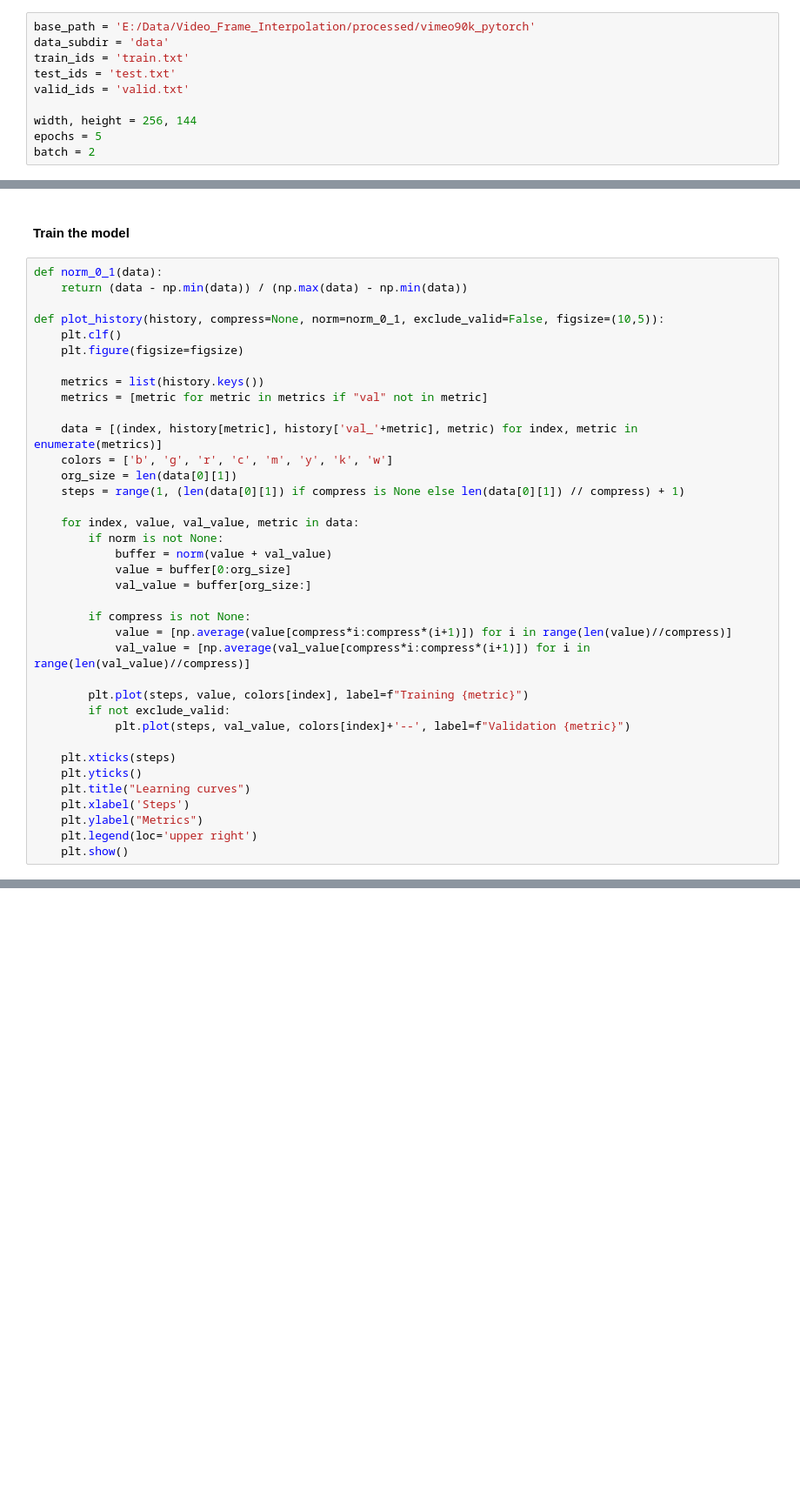
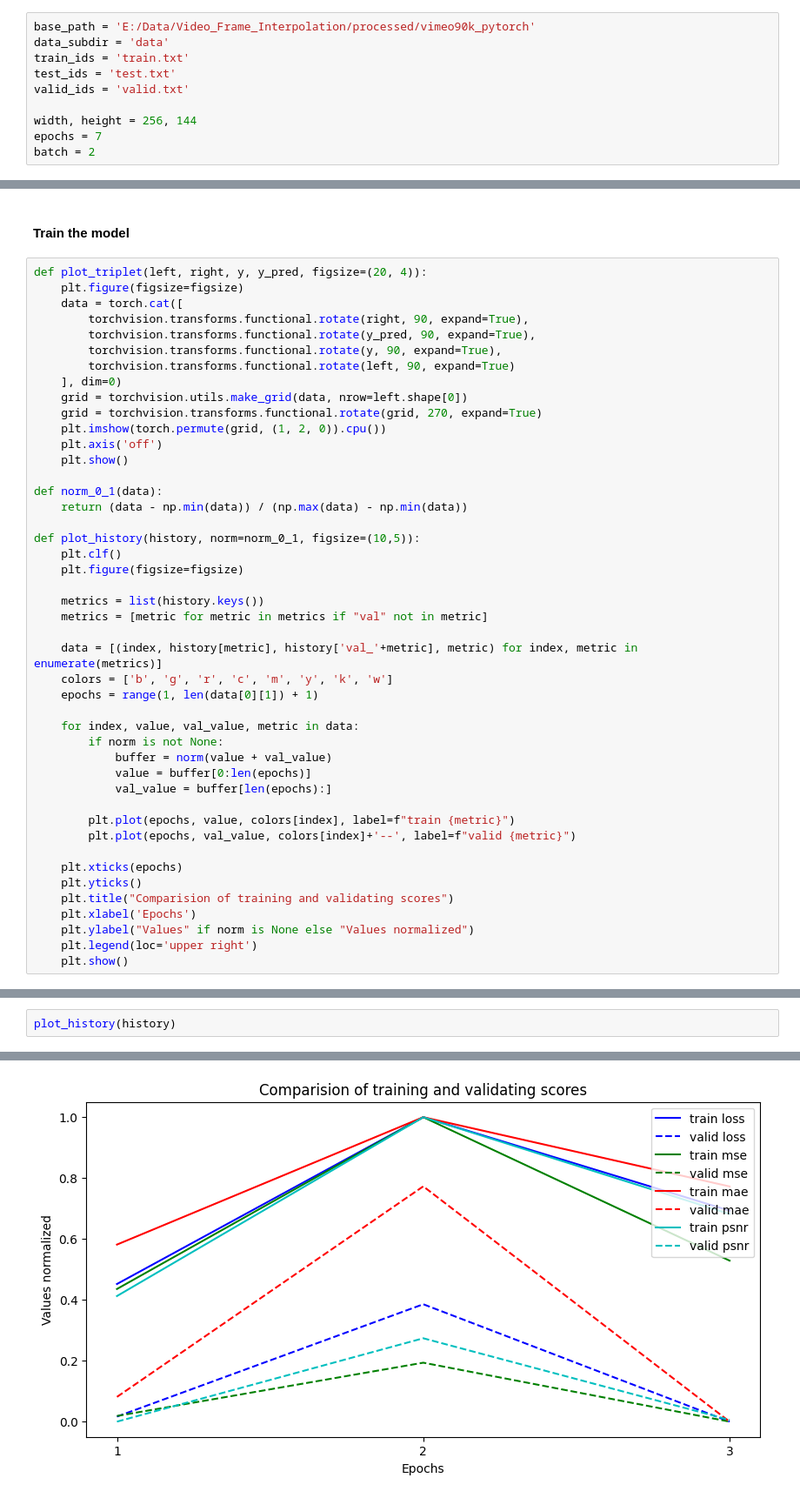
Before and after one commit to kbarszczak/Frame_booster, a Jupyter notebook: proof_of_concept/model_v5_pytorch.ipynb, the cells around one changed output, grey strips where cells are left out. Shown at 87% size. Drawn from its saved outputs; the diff is of its cells as text; blank space fills up the shorter version.

Commit message:
Added data processing for pytorch. Finished training loop

```diff
--- a/proof_of_concept/model_v5_pytorch.ipynb
+++ b/proof_of_concept/model_v5_pytorch.ipynb
@@ -27,7 +27,7 @@ test_ids = 'test.txt'
 valid_ids = 'valid.txt'
 
 width, height = 256, 144
-epochs = 5
+epochs = 7
 batch = 2
 # %% [markdown]
 #### Setup device
@@ -481,10 +484,24 @@ Estimated Total Size (MB): 3298.98
 # %% [markdown]
 #### Train the model
 # %%
+def plot_triplet(left, right, y, y_pred, figsize=(20, 4)):
+    plt.figure(figsize=figsize)
+    data = torch.cat([
+        torchvision.transforms.functional.rotate(right, 90, expand=True),
+        torchvision.transforms.functional.rotate(y_pred, 90, expand=True),
+        torchvision.transforms.functional.rotate(y, 90, expand=True),
+        torchvision.transforms.functional.rotate(left, 90, expand=True)
+    ], dim=0)
+    grid = torchvision.utils.make_grid(data, nrow=left.shape[0])
+    grid = torchvision.transforms.functional.rotate(grid, 270, expand=True)
+    plt.imshow(torch.permute(grid, (1, 2, 0)).cpu())
+    plt.axis('off')
+    plt.show()
+
 def norm_0_1(data):
     return (data - np.min(data)) / (np.max(data) - np.min(data))
 
-def plot_history(history, compress=None, norm=norm_0_1, exclude_valid=False, figsize=(10,5)):
+def plot_history(history, norm=norm_0_1, figsize=(10,5)):
     plt.clf()
     plt.figure(figsize=figsize)
 
@@ -493,28 +510,22 @@ def plot_history(history, compress=None, norm=norm_0_1, exclude_valid=False, fig
 
     data = [(index, history[metric], history['val_'+metric], metric) for index, metric in enumerate(metrics)]
     colors = ['b', 'g', 'r', 'c', 'm', 'y', 'k', 'w']
-    org_size = len(data[0][1])
-    steps = range(1, (len(data[0][1]) if compress is None else len(data[0][1]) // compress) + 1)
+    epochs = range(1, len(data[0][1]) + 1)
 
     for index, value, val_value, metric in data:
         if norm is not None:
             buffer = norm(value + val_value)
-            value = buffer[0:org_size]
-            val_value = buffer[org_size:]
+            value = buffer[0:len(epochs)]
+            val_value = buffer[len(epochs):]
 
-        if compress is not None:
-            value = [np.average(value[compress*i:compress*(i+1)]) for i in range(len(value)//compress)]
-            val_value = [np.average(val_value[compress*i:compress*(i+1)]) for i in range(len(val_value)//compress)]
+        plt.plot(epochs, value, colors[index], label=f"train {metric}")
+        plt.plot(epochs, val_value, colors[index]+'--', label=f"valid {metric}")
 
-        plt.plot(steps, value, colors[index], label=f"Training {metric}")
-        if not exclude_valid:
-            plt.plot(steps, val_value, colors[index]+'--', label=f"Validation {metric}")
-
-    plt.xticks(steps)
+    plt.xticks(epochs)
     plt.yticks()
-    plt.title("Learning curves")
-    plt.xlabel('Steps')
-    plt.ylabel("Metrics")
+    plt.title("Comparision of training and validating scores")
+    plt.xlabel('Epochs')
+    plt.ylabel("Values" if norm is None else "Values normalized")
     plt.legend(loc='upper right')
     plt.show()
 # %%
@@ -651,0 +640,3 @@ b''
+# %%
+plot_history(history)
+# %% [output]
@@ -651,0 +644 @@ b''
+[figure, added]
```
Also changed, not shown: parts of 11 cells of this notebook.
